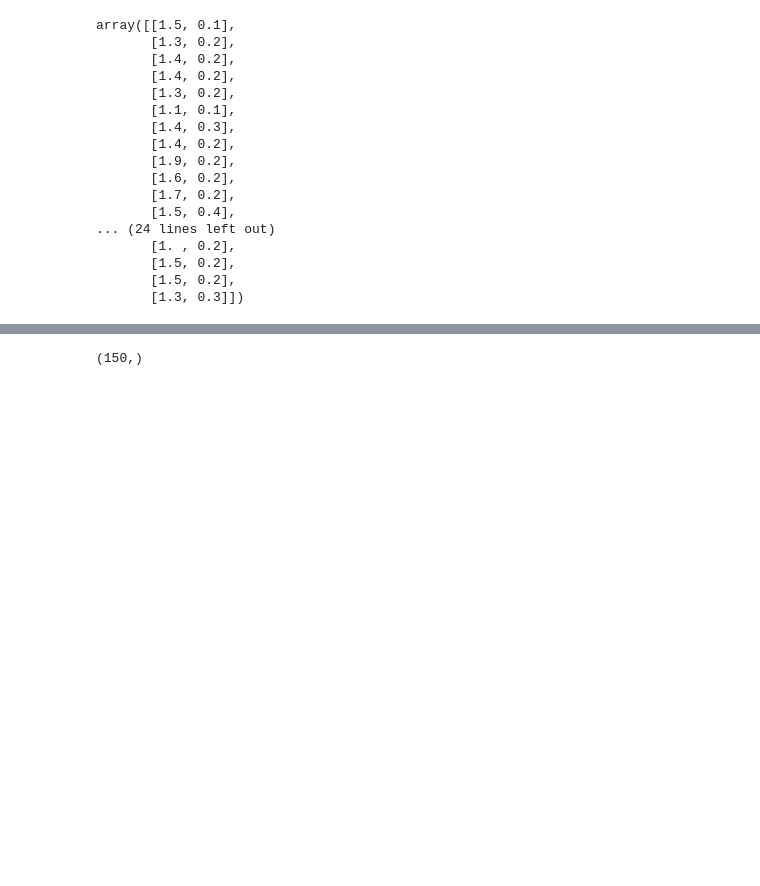
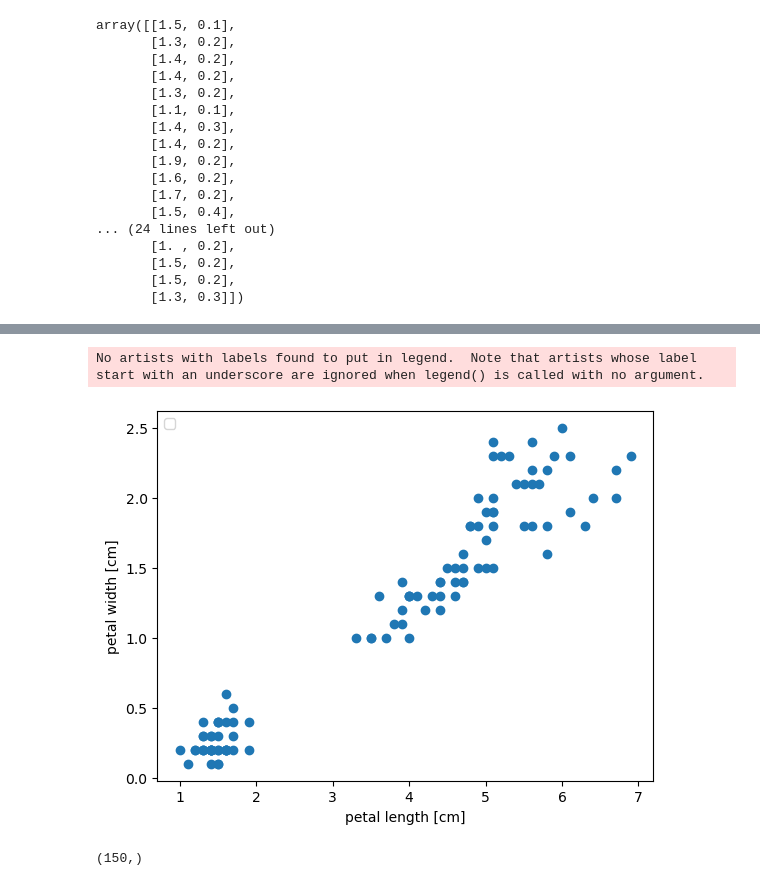
Before and after one commit to aditya5252/Machine-Learning, a Jupyter notebook: code/k_NN - 1_NN.ipynb, the cells around one changed output, grey strips where cells are left out. Drawn from its saved outputs; the diff is of its cells as text; code cells hidden in the pictures; blank space fills up the shorter version.

```diff
--- a/code/k_NN - 1_NN.ipynb
+++ b/code/k_NN - 1_NN.ipynb
@@ -74,3 +127,27 @@ array([[1.5, 0.1],
+# %%
+plt.scatter(X_train[:, 0],
+            X_train[:, 1],
+            marker='o',
+          )
+
+# plt.scatter(X_train[y_train == 1, 0],
+#             X_train[y_train == 1, 1],
+#             marker='^',
+#             label='class 1 (Versicolor)')
+
+# plt.scatter(X_train[y_train == 2, 0],
+#             X_train[y_train == 2, 1],
+#             marker='s',
+#             label='class 2 (Virginica)')
+
+plt.xlabel('petal length [cm]')
+plt.ylabel('petal width [cm]')
+plt.legend(loc='upper left')
+
+plt.show()
+# %% [output]
+No artists with labels found to put in legend.  Note that artists whose label start with an underscore are ignored when legend() is called with no argument.
+[figure, added]
 # %%
 shuffled_indices.shape
 # %% [output]
```
Also changed, not shown: parts of 9 cells of this notebook.
